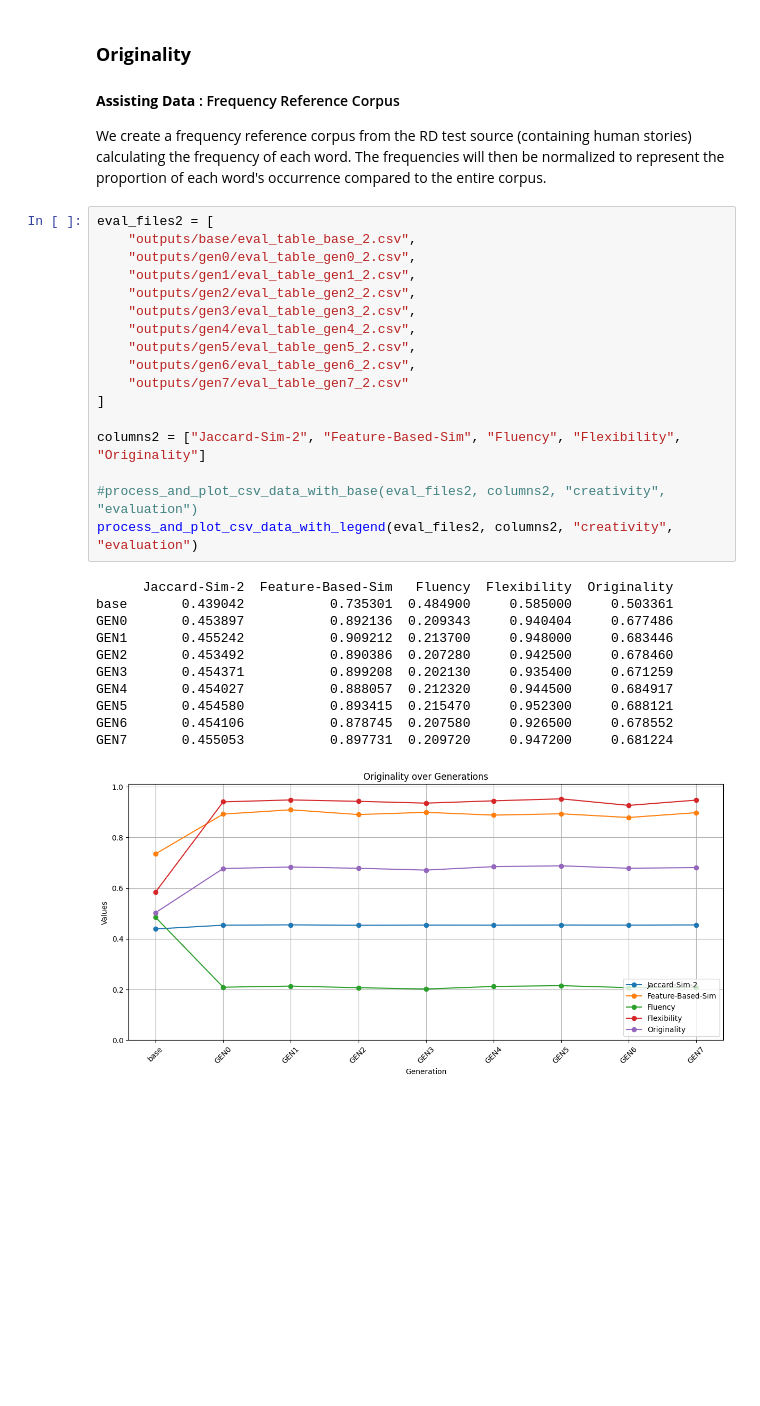
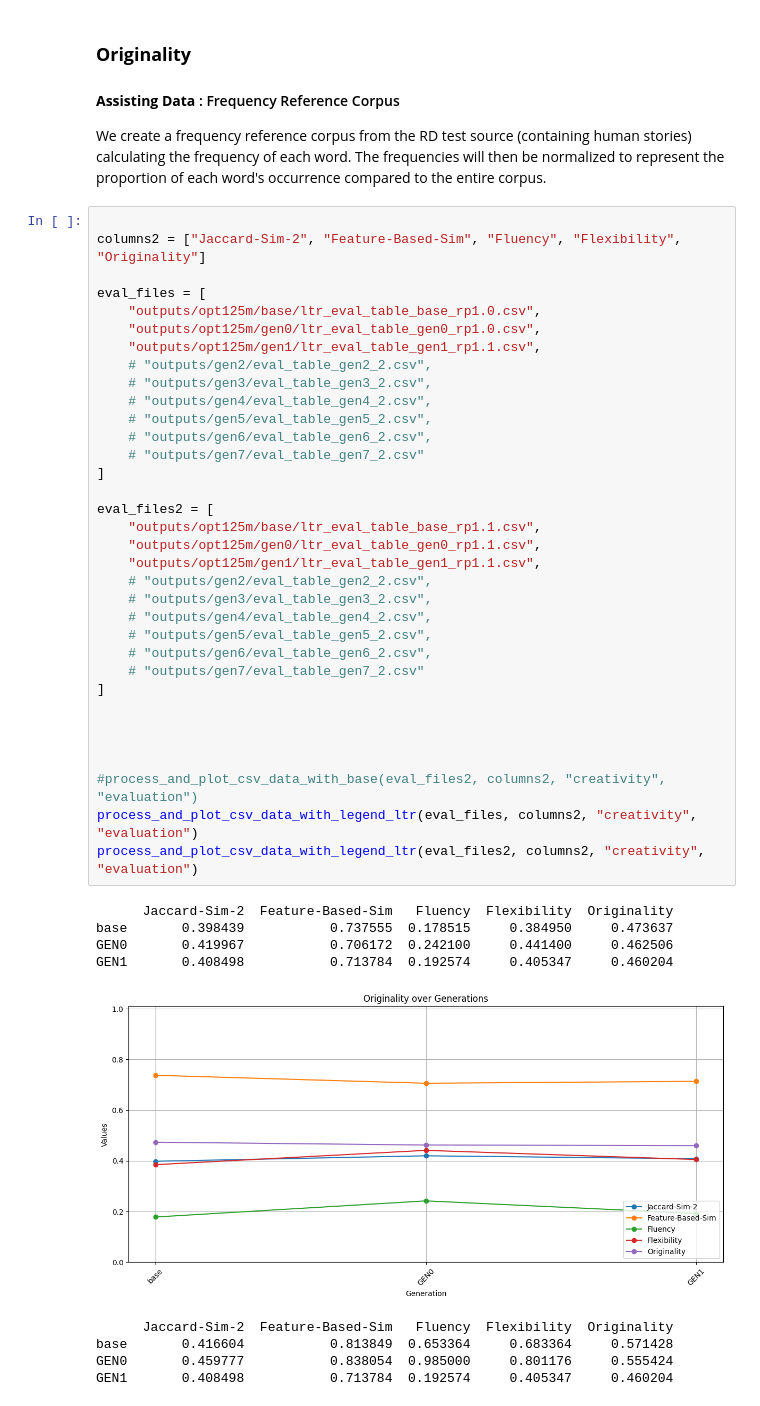
Before and after one commit to VasilisAvgoustakis/BA_Thesis_Experiment, a Jupyter notebook: evaluation.ipynb, the cells around one changed output. Cells and saved outputs as stored; diff of their text form; blank space fills up the shorter version.

```diff
--- a/evaluation.ipynb
+++ b/evaluation.ipynb
@@ -219,31 +209,46 @@ We intentionally employ the prompt file for this purpose, believing that this ap
 #### **Assisting Data** : Frequency Reference Corpus
 We create a frequency reference corpus from the RD test source (containing human stories) calculating the frequency of each word. The frequencies will then be normalized to represent the proportion of each word's occurrence compared to the entire corpus.
 # %%
-eval_files2 = [
-    "outputs/base/eval_table_base_2.csv",
-    "outputs/gen0/eval_table_gen0_2.csv",
-    "outputs/gen1/eval_table_gen1_2.csv",
-    "outputs/gen2/eval_table_gen2_2.csv",
-    "outputs/gen3/eval_table_gen3_2.csv",
-    "outputs/gen4/eval_table_gen4_2.csv",
-    "outputs/gen5/eval_table_gen5_2.csv",
-    "outputs/gen6/eval_table_gen6_2.csv",
-    "outputs/gen7/eval_table_gen7_2.csv"
-]
 
 columns2 = ["Jaccard-Sim-2", "Feature-Based-Sim", "Fluency", "Flexibility", "Originality"]
 
+eval_files = [
+    "outputs/opt125m/base/ltr_eval_table_base_rp1.0.csv",
+    "outputs/opt125m/gen0/ltr_eval_table_gen0_rp1.0.csv",
+    "outputs/opt125m/gen1/ltr_eval_table_gen1_rp1.1.csv",
+    # "outputs/gen2/eval_table_gen2_2.csv",
+    # "outputs/gen3/eval_table_gen3_2.csv",
+    # "outputs/gen4/eval_table_gen4_2.csv",
+    # "outputs/gen5/eval_table_gen5_2.csv",
+    # "outputs/gen6/eval_table_gen6_2.csv",
+    # "outputs/gen7/eval_table_gen7_2.csv"
+]
+
+eval_files2 = [
+    "outputs/opt125m/base/ltr_eval_table_base_rp1.1.csv",
+    "outputs/opt125m/gen0/ltr_eval_table_gen0_rp1.1.csv",
+    "outputs/opt125m/gen1/ltr_eval_table_gen1_rp1.1.csv",
+    # "outputs/gen2/eval_table_gen2_2.csv",
+    # "outputs/gen3/eval_table_gen3_2.csv",
+    # "outputs/gen4/eval_table_gen4_2.csv",
+    # "outputs/gen5/eval_table_gen5_2.csv",
+    # "outputs/gen6/eval_table_gen6_2.csv",
+    # "outputs/gen7/eval_table_gen7_2.csv"
+]
+
+
+
+
 #process_and_plot_csv_data_with_base(eval_files2, columns2, "creativity", "evaluation")
-process_and_plot_csv_data_with_legend(eval_files2, columns2, "creativity", "evaluation")
+process_and_plot_csv_data_with_legend_ltr(eval_files, columns2, "creativity", "evaluation")
+process_and_plot_csv_data_with_legend_ltr(eval_files2, columns2, "creativity", "evaluation")
 # %% [output]
       Jaccard-Sim-2  Feature-Based-Sim   Fluency  Flexibility  Originality
-base       0.439042           0.735301  0.484900     0.585000     0.503361
-GEN0       0.453897           0.892136  0.209343     0.940404     0.677486
-GEN1       0.455242           0.909212  0.213700     0.948000     0.683446
-GEN2       0.453492           0.890386  0.207280     0.942500     0.678460
-GEN3       0.454371           0.899208  0.202130     0.935400     0.671259
-GEN4       0.454027           0.888057  0.212320     0.944500     0.684917
-GEN5       0.454580           0.893415  0.215470     0.952300     0.688121
-GEN6       0.454106           0.878745  0.207580     0.926500     0.678552
-GEN7       0.455053           0.897731  0.209720     0.947200     0.681224
+base       0.398439           0.737555  0.178515     0.384950     0.473637
+GEN0       0.419967           0.706172  0.242100     0.441400     0.462506
+GEN1       0.408498           0.713784  0.192574     0.405347     0.460204
-[figure, old version]
+[figure, new version]
+      Jaccard-Sim-2  Feature-Based-Sim   Fluency  Flexibility  Originality
+base       0.416604           0.813849  0.653364     0.683364     0.571428
+GEN0       0.459777           0.838054  0.985000     0.801176     0.555424
+GEN1       0.408498           0.713784  0.192574     0.405347     0.460204
```
Also changed, not shown: parts of 4 cells of this notebook, 27 other files.
